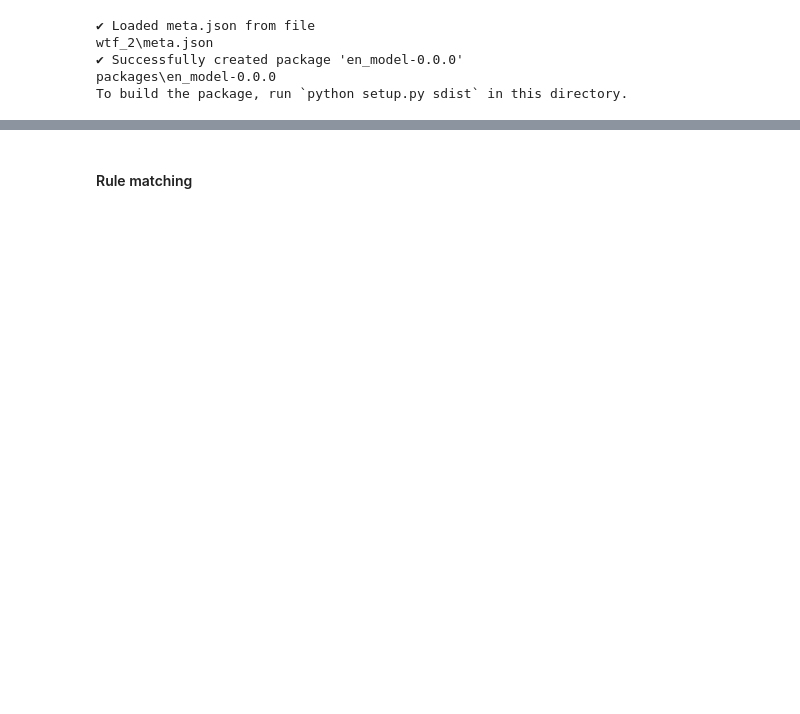
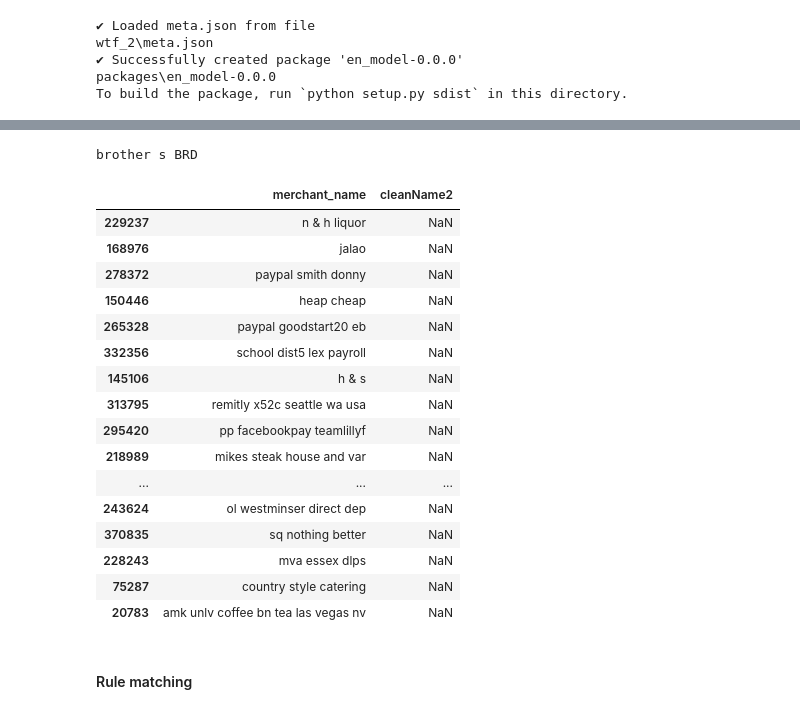
Before and after one commit to xiaoyangxuoo021/merchant_name_extraction_cnn, a Jupyter notebook: play.ipynb, the cells around one changed output, grey strips where cells are left out. Drawn from its saved outputs; the diff is of its cells as text; code cells hidden in the pictures; blank space fills up the shorter version.

```diff
--- a/play.ipynb
+++ b/play.ipynb
@@ -379,9 +419,33 @@ for text in test_text:
+# %%
+doc = load_nlp('brother s 3659 nebrask')
+for ent in doc.ents:
+    print(ent.text, ent.label_)
+# %% [output]
+brother s BRD
 # %%
 tempdata = pd.read_csv('data/cleanedmerchant_training.csv') ## read the file into to a pandas dataframe
 data = tempdata[['merchant_name', 'cleanName2']]
-validName = data[data['cleanName2'].notnull()]
-validName.reset_index(inplace=True, drop = True)
-validName.head(50)
+invalidName = data[data['cleanName2'].isnull()]
+invalidName.reset_index(inplace=True, drop = True)
+invalidName.sample(50)
+# %% [output]
+|  | merchant_name | cleanName2 |
+| 229237 | n & h liquor | NaN |
+| 168976 | jalao | NaN |
+| 278372 | paypal smith donny | NaN |
+| 150446 | heap cheap | NaN |
+| 265328 | paypal goodstart20 eb | NaN |
+| 332356 | school dist5 lex payroll | NaN |
+| 145106 | h & s | NaN |
+| 313795 | remitly x52c seattle wa usa | NaN |
+| 295420 | pp facebookpay teamlillyf | NaN |
+| 218989 | mikes steak house and var | NaN |
+| ... | ... | ... |
+| 243624 | ol westminser direct dep | NaN |
+| 370835 | sq nothing better | NaN |
+| 228243 | mva essex dlps | NaN |
+| 75287 | country style catering | NaN |
+| 20783 | amk unlv coffee bn tea las vegas nv | NaN |
 # %%
 from nltk import word_tokenize
 # %%
```
Also changed, not shown: parts of 6 cells of this notebook, 8 other files.
